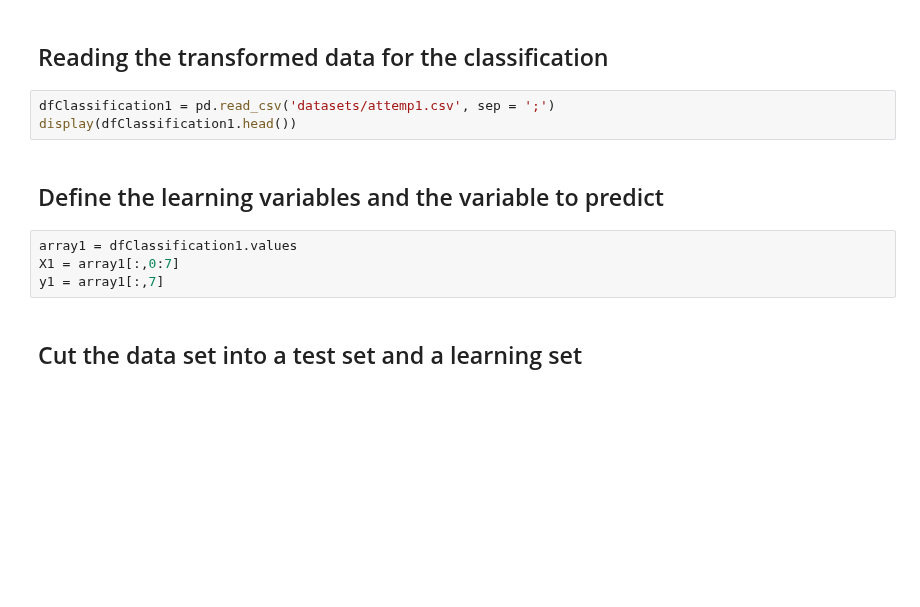
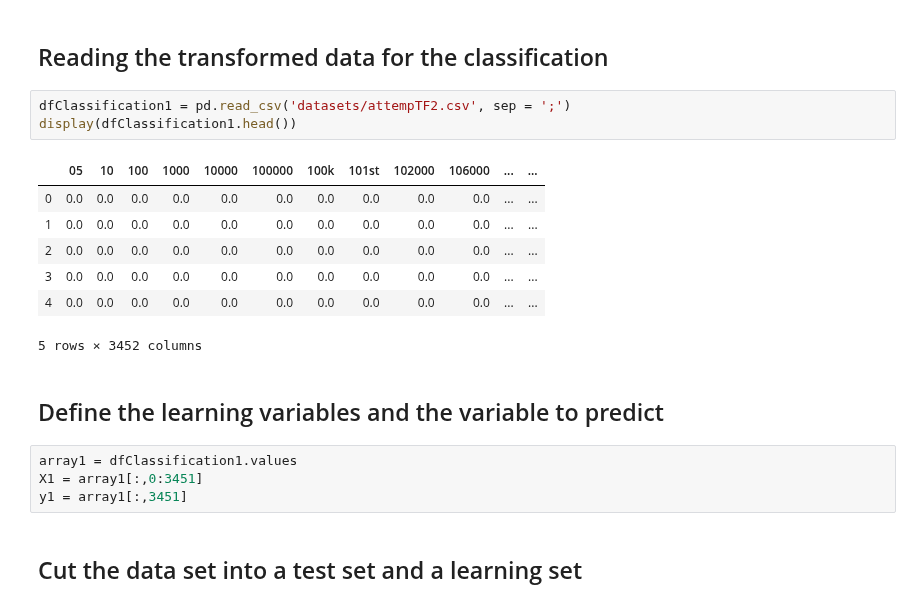
Before and after one commit to nilbahaaeddine/ClaimsClassification, a Jupyter notebook: src/Classification.ipynb, the cells around one changed output. Cells and saved outputs as stored; diff of their text form; blank space fills up the shorter version.

```diff
--- a/src/Classification.ipynb
+++ b/src/Classification.ipynb
@@ -577,14 +804,22 @@ dfTFvsM1.to_csv('datasets/attempTFM1.csv', sep = ';', index = False)
 # %% [markdown]
 ## Reading the transformed data for the classification
 # %%
-dfClassification1 = pd.read_csv('datasets/attemp1.csv', sep = ';')
+dfClassification1 = pd.read_csv('datasets/attempTF2.csv', sep = ';')
 display(dfClassification1.head())
+# %% [output]
+|  | 05 | 10 | 100 | 1000 | 10000 | 100000 | 100k | 101st | 102000 | 106000 | ... | ... |
+| 0 | 0.0 | 0.0 | 0.0 | 0.0 | 0.0 | 0.0 | 0.0 | 0.0 | 0.0 | 0.0 | ... | ... |
+| 1 | 0.0 | 0.0 | 0.0 | 0.0 | 0.0 | 0.0 | 0.0 | 0.0 | 0.0 | 0.0 | ... | ... |
+| 2 | 0.0 | 0.0 | 0.0 | 0.0 | 0.0 | 0.0 | 0.0 | 0.0 | 0.0 | 0.0 | ... | ... |
+| 3 | 0.0 | 0.0 | 0.0 | 0.0 | 0.0 | 0.0 | 0.0 | 0.0 | 0.0 | 0.0 | ... | ... |
+| 4 | 0.0 | 0.0 | 0.0 | 0.0 | 0.0 | 0.0 | 0.0 | 0.0 | 0.0 | 0.0 | ... | ... |
+5 rows × 3452 columns
 # %% [markdown]
 ## Define the learning variables and the variable to predict
 # %%
 array1 = dfClassification1.values
-X1 = array1[:,0:7]
-y1 = array1[:,7]
+X1 = array1[:,0:3451]
+y1 = array1[:,3451]
 # %% [markdown]
 ## Cut the data set into a test set and a learning set
 # %%
```
Also changed, not shown: parts of 39 cells of this notebook, 4 other files.
